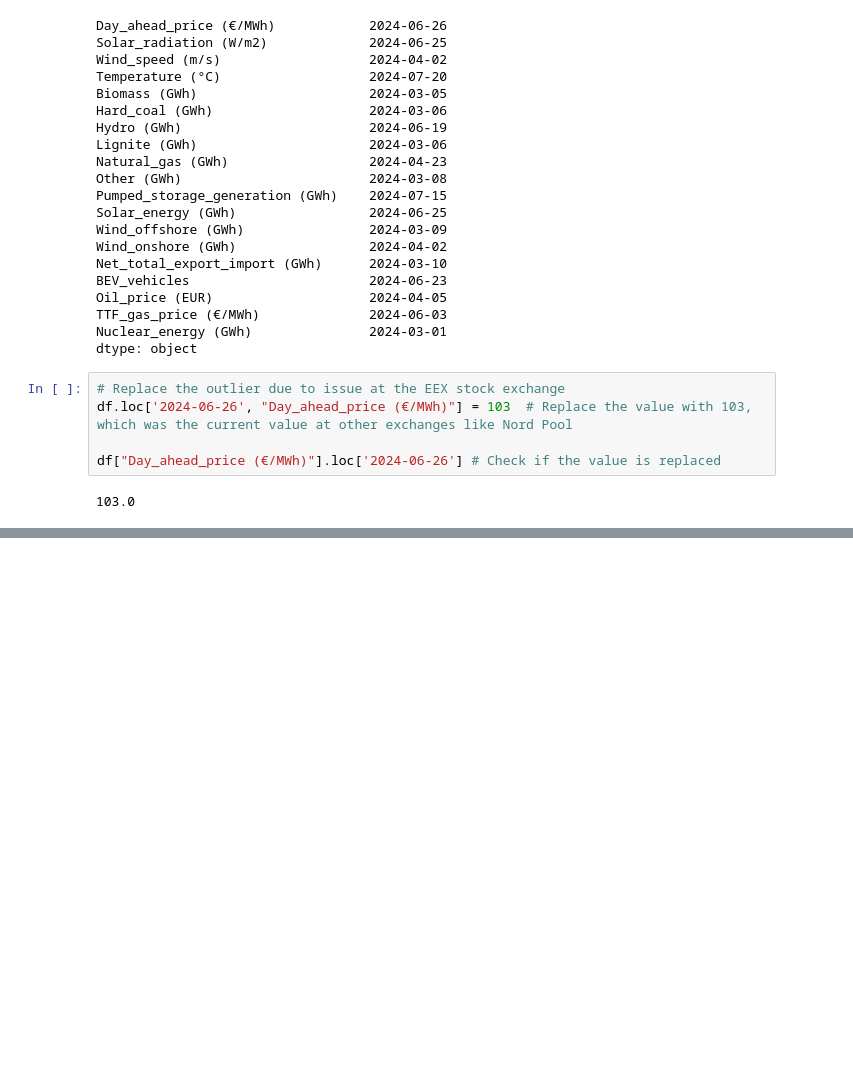
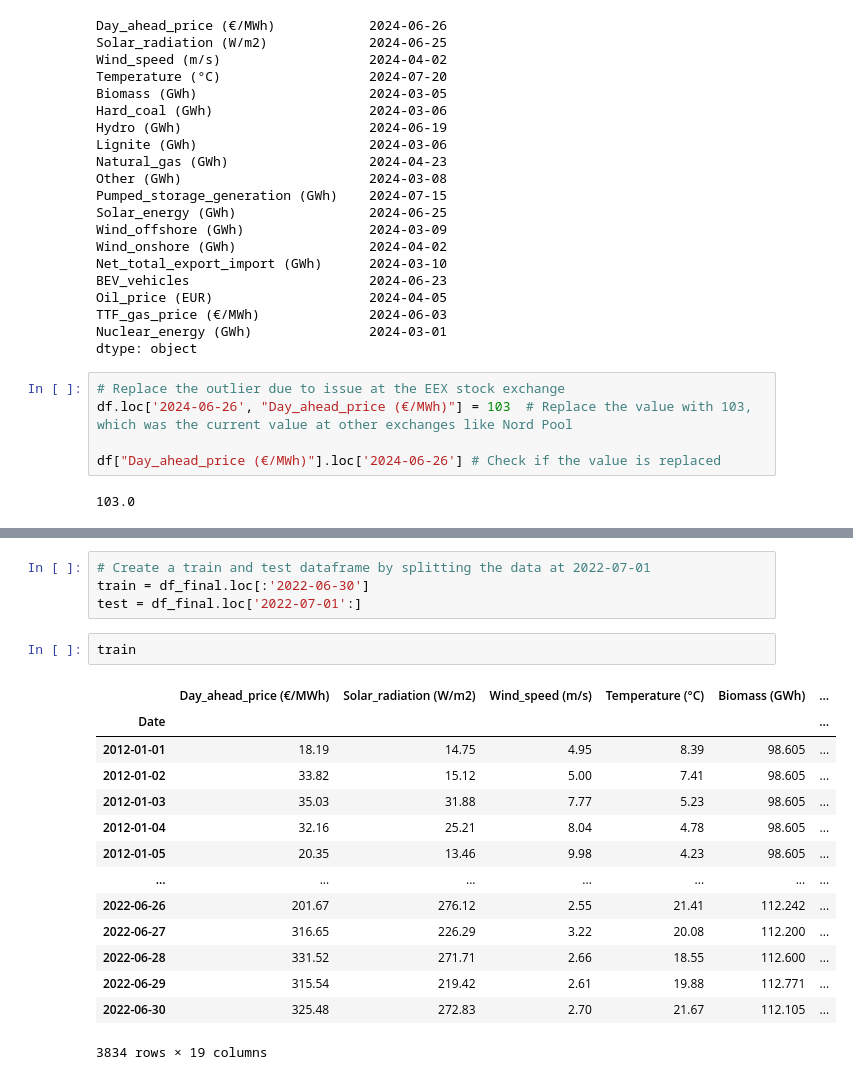
Before and after one commit to stefgr1/Prediction_of_energy_prices, a Jupyter notebook: data_retrieval/application_data/combination_of_all_data.ipynb, the cells around one changed output, grey strips where cells are left out. Cells and saved outputs as stored; diff of their text form; blank space fills up the shorter version.

```diff
--- a/data_retrieval/application_data/combination_of_all_data.ipynb
+++ b/data_retrieval/application_data/combination_of_all_data.ipynb
@@ -334,0 +439,21 @@ df_old.to_csv(parent_dir / 'data/Final_data/final_data.csv')
+# %%
+# Create a train and test dataframe by splitting the data at 2022-07-01
+train = df_final.loc[:'2022-06-30']
+test = df_final.loc['2022-07-01':]
+# %%
+train
+# %% [output]
+|  | Day_ahead_price (€/MWh) | Solar_radiation (W/m2) | Wind_speed (m/s) | Temperature (°C) | Biomass (GWh) | ... |
+| Date |  |  |  |  |  | ... |
+| 2012-01-01 | 18.19 | 14.75 | 4.95 | 8.39 | 98.605 | ... |
+| 2012-01-02 | 33.82 | 15.12 | 5.00 | 7.41 | 98.605 | ... |
+| 2012-01-03 | 35.03 | 31.88 | 7.77 | 5.23 | 98.605 | ... |
+| 2012-01-04 | 32.16 | 25.21 | 8.04 | 4.78 | 98.605 | ... |
+| 2012-01-05 | 20.35 | 13.46 | 9.98 | 4.23 | 98.605 | ... |
+| ... | ... | ... | ... | ... | ... | ... |
+| 2022-06-26 | 201.67 | 276.12 | 2.55 | 21.41 | 112.242 | ... |
+| 2022-06-27 | 316.65 | 226.29 | 3.22 | 20.08 | 112.200 | ... |
+| 2022-06-28 | 331.52 | 271.71 | 2.66 | 18.55 | 112.600 | ... |
+| 2022-06-29 | 315.54 | 219.42 | 2.61 | 19.88 | 112.771 | ... |
+| 2022-06-30 | 325.48 | 272.83 | 2.70 | 21.67 | 112.105 | ... |
+3834 rows × 19 columns
```
Also changed, not shown: parts of 13 cells of this notebook, 31 other files.
